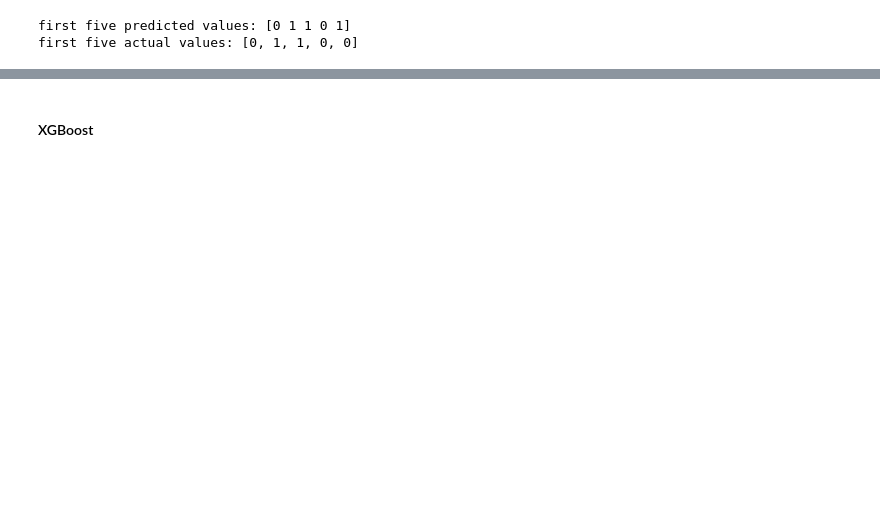
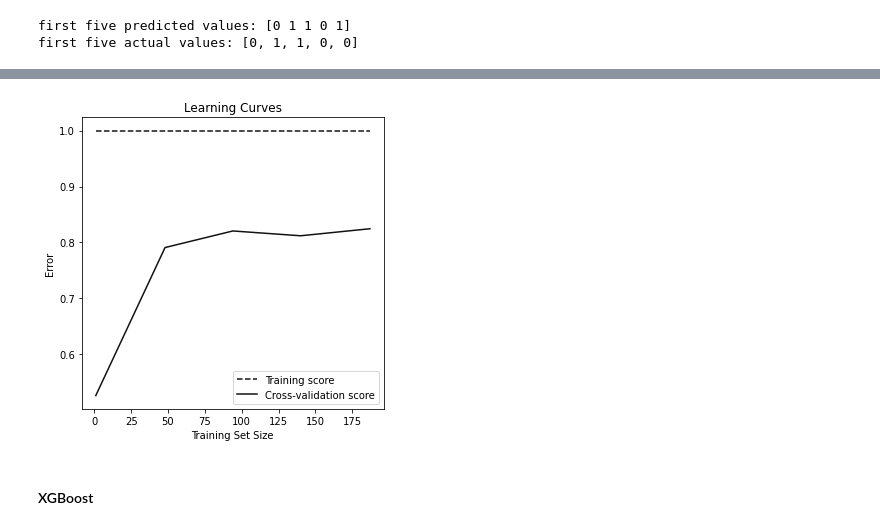
Before and after one commit to shaq31415926/ip302, a Jupyter notebook: notebooks/09-sh-ip302-heart-disease-prediction.ipynb, the cells around one changed output, grey strips where cells are left out. Cells and saved outputs as stored; diff of their text form; code cells hidden in the pictures; blank space fills up the shorter version.

```diff
--- a/notebooks/09-sh-ip302-heart-disease-prediction.ipynb
+++ b/notebooks/09-sh-ip302-heart-disease-prediction.ipynb
@@ -395,3 +402,9 @@ feature_importance_plot(clf_rf, X_train, n = 5)
+# %%
+# Plot the learning curve
+
+learning_curve_plot(clf_rf, X_train, y_train, scoring = 'accuracy')
+# %% [output]
+[figure, added]
 # %% [markdown]
 #### XGBoost
 # %%
```
Also changed, not shown: parts of 16 cells of this notebook, 1 other file.
